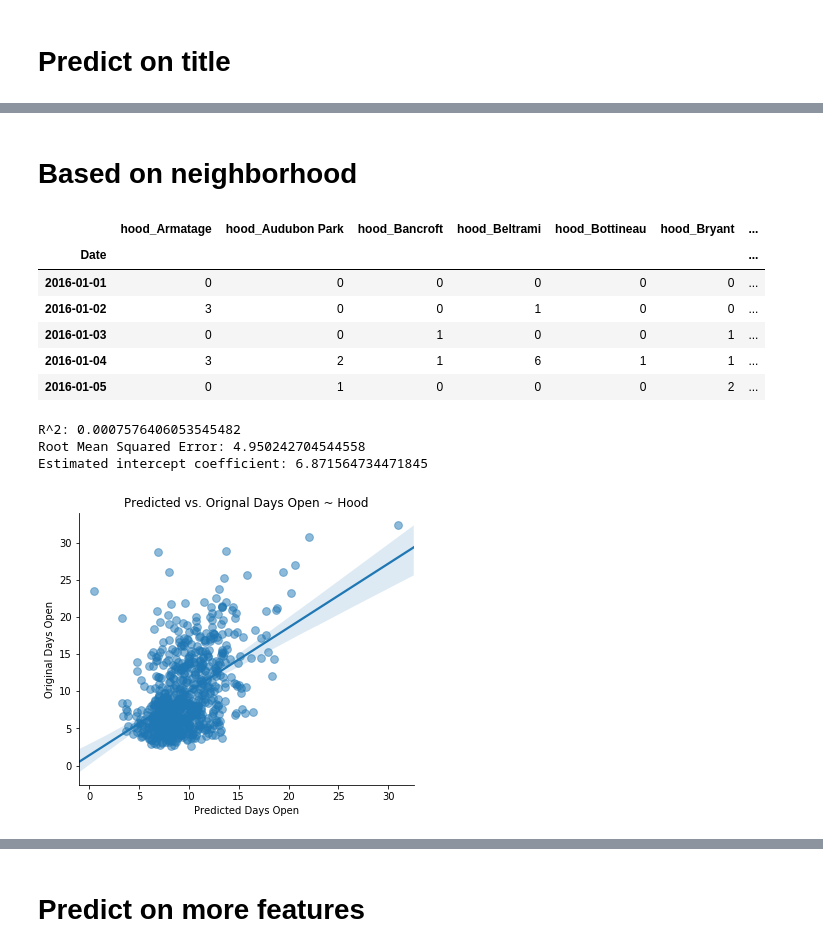
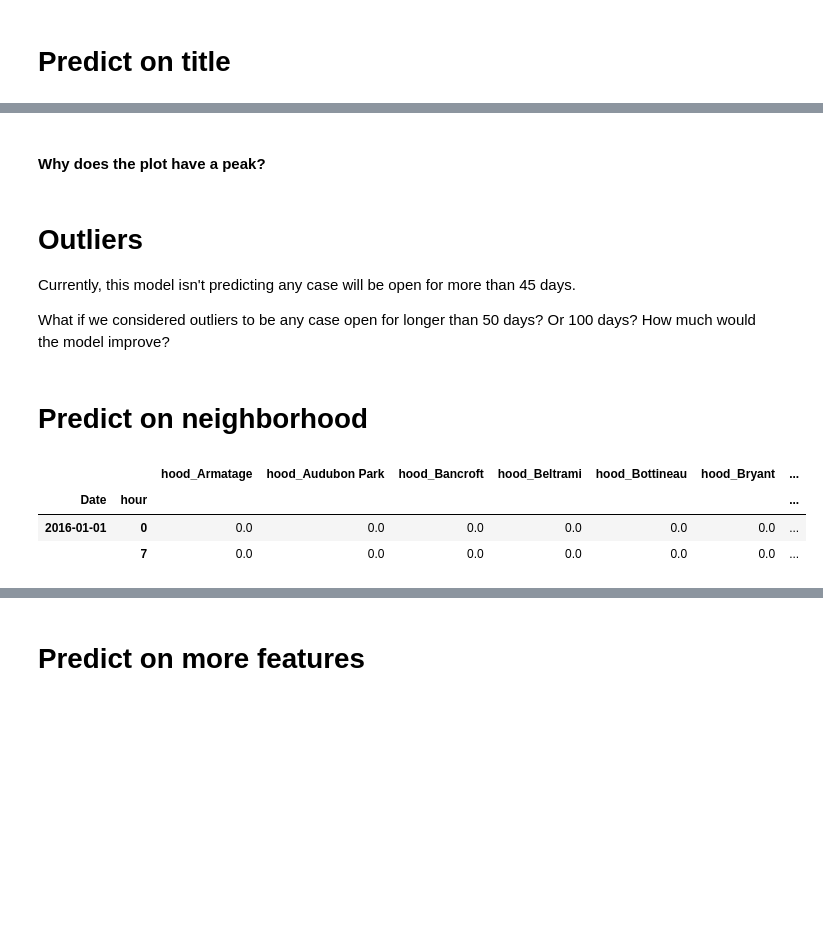
Before and after one commit to lwdee/Springboard, a Jupyter notebook: Capstone/Capstone_1_Machine_Learning.ipynb, the cells around one changed output, grey strips where cells are left out. Drawn from its saved outputs; the diff is of its cells as text; code cells hidden in the pictures; blank space fills up the shorter version.

```diff
--- a/Capstone/Capstone_1_Machine_Learning.ipynb
+++ b/Capstone/Capstone_1_Machine_Learning.ipynb
@@ -27,0 +56,8 @@ df_all.head()
+# %%
+# Create week_day column
+df_all.loc[:, 'week_day'] = df_all.apply (lambda row: row['Date'].weekday() ,axis=1)
+
+# Create hour column
+df_all.loc[:, 'hour'] = df_all.apply (lambda row: int(row.loc['Time'][:2]) ,axis=1)
+
+df_all.head(2)
@@ -150,0 +352,7 @@ Accuracy: -1.98 (+/- 5.44)
+# %% [markdown]
+#### Why does the plot have a peak?
+# %% [markdown]
+# Outliers
+Currently, this model isn't predicting any case will be open for more than 45 days.
+
+What if we considered outliers to be any case open for longer than 50 days? Or 100 days? How much would the model improve?
@@ -151,51 +415,12 @@ Accuracy: -1.98 (+/- 5.44)
 # %% [markdown]
-# Based on neighborhood
+# Predict on neighborhood
 # %%
-df_hood = df_closed[['Date', 'hood']]
+df_hood = df_closed[['Date', 'hour', 'hood']]
 X_hood = pd.get_dummies(df_hood)
-X_hood = X_hood.groupby(['Date']).sum()
-X_hood.head()
+X_hood = X_hood.groupby(['Date', 'hour']).sum().astype('float64')
+X_hood.head(2)
 # %% [output]
-|  | hood_Armatage | hood_Audubon Park | hood_Bancroft | hood_Beltrami | hood_Bottineau | hood_Bryant | ... |
-| Date |  |  |  |  |  |  | ... |
-| 2016-01-01 | 0 | 0 | 0 | 0 | 0 | 0 | ... |
-| 2016-01-02 | 3 | 0 | 0 | 1 | 0 | 0 | ... |
-| 2016-01-03 | 0 | 0 | 1 | 0 | 0 | 1 | ... |
-| 2016-01-04 | 3 | 2 | 1 | 6 | 1 | 1 | ... |
-| 2016-01-05 | 0 | 1 | 0 | 0 | 0 | 2 | ... |
+|  |  | hood_Armatage | hood_Audubon Park | hood_Bancroft | hood_Beltrami | hood_Bottineau | hood_Bryant | ... |
+| Date | hour |  |  |  |  |  |  | ... |
+| 2016-01-01 | 0 | 0.0 | 0.0 | 0.0 | 0.0 | 0.0 | 0.0 | ... |
+|  | 7 | 0.0 | 0.0 | 0.0 | 0.0 | 0.0 | 0.0 | ... |
-# %%
-## Linear Regression ##
-
-# Create training and test sets
-X_train, X_test, y_train, y_test = train_test_split(X_hood, y, test_size = .3, random_state=42)
-
-# Create the regressor: reg_all
-reg_all = LinearRegression()
-
-# Fit the regressor to the training data
-reg_all.fit(X_train, y_train)
-
-# Predict on the test data: y_pred
-y_pred = reg_all.predict(X_test)
-
-# Compute and print R^2 and RMSE
-print("R^2: {}".format(reg_all.score(X_test, y_test)))
-rmse = np.sqrt(mean_squared_error(y_test, y_pred))
-print("Root Mean Squared Error: {}".format(rmse))
-print('Estimated intercept coefficient: {}'.format(reg_all.intercept_))
-
-# scatter plot between predicted days_open (reg_all.predict(X)) and actuals
-fig, ax = plt.subplots(figsize=(6, 5))
-sns.regplot(x=reg_all.predict(X_hood), y=y, fit_reg = True, scatter_kws={'alpha':0.5, 's':60})
-
-plt.xlabel("Predicted Days Open")
-plt.ylabel("Original Days Open")
-plt.title("Predicted vs. Orignal Days Open ~ Hood")
-ax.spines['top'].set_visible(False)
-ax.spines['right'].set_visible(False)
-plt.show()
-# %% [output]
-R^2: 0.0007576406053545482
-Root Mean Squared Error: 4.950242704544558
-Estimated intercept coefficient: 6.871564734471845
-[figure, removed]
```
Also changed, not shown: parts of 54 cells of this notebook.
